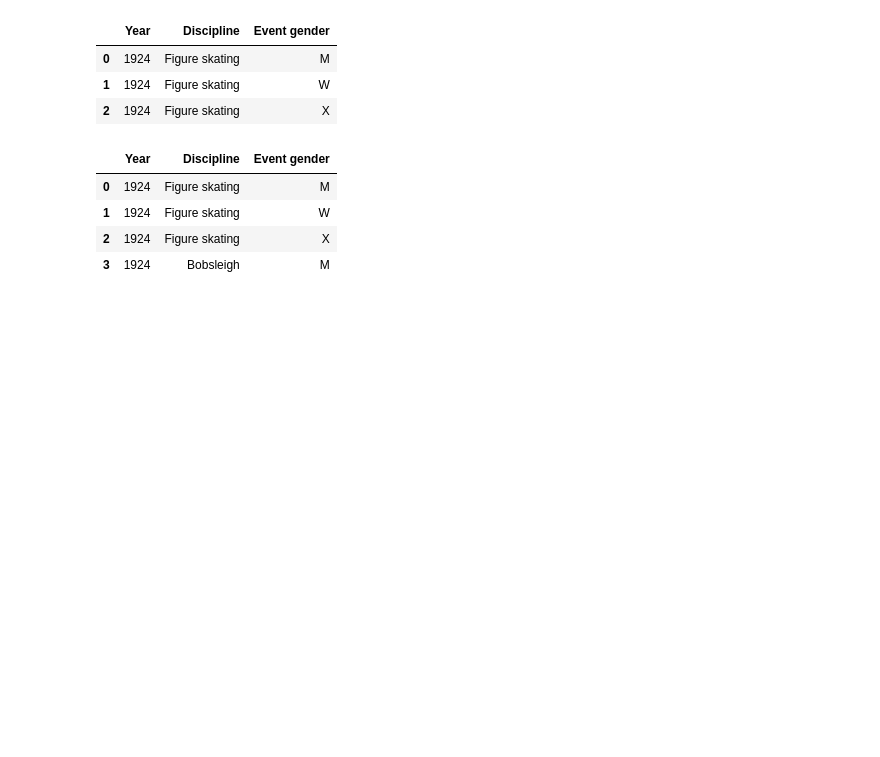
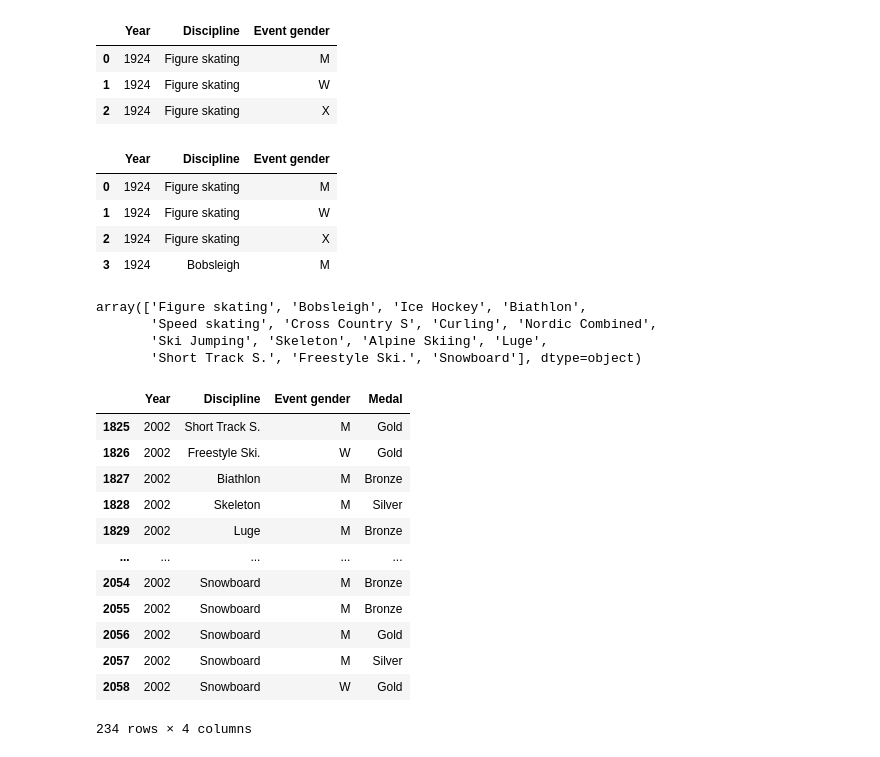
Before and after one commit to PosgradoMNA/actividades-de-aprendizaje-A01793509, a Jupyter notebook: Semana 2 - Actividad 1 (Módulo 4).ipynb, the cells around one changed output. Drawn from its saved outputs; the diff is of its cells as text; code cells hidden in the pictures; blank space fills up the shorter version.

```diff
--- a/Semana 2 - Actividad 1 (Módulo 4).ipynb
+++ b/Semana 2 - Actividad 1 (Módulo 4).ipynb
@@ -556,3 +556,28 @@ dfMedallero.loc[0:3, "Year":"Event gender"]
 | 1 | 1924 | Figure skating | W |
 | 2 | 1924 | Figure skating | X |
 | 3 | 1924 | Bobsleigh | M |
+# %%
+#Traer los valores únicos de la columna 'Discipline' para saber cuantas disciplinas existen en el conjunto de datos.
+dfMedallero['Discipline'].unique()
+# %% [output]
+array(['Figure skating', 'Bobsleigh', 'Ice Hockey', 'Biathlon',
+       'Speed skating', 'Cross Country S', 'Curling', 'Nordic Combined',
+       'Ski Jumping', 'Skeleton', 'Alpine Skiing', 'Luge',
+       'Short Track S.', 'Freestyle Ski.', 'Snowboard'], dtype=object)
+# %%
+#Obtener las disciplinas que se realizaron solo en el 2002
+dfMedallero[dfMedallero['Year']==2002]
+# %% [output]
+|  | Year | Discipline | Event gender | Medal |
+| 1825 | 2002 | Short Track S. | M | Gold |
+| 1826 | 2002 | Freestyle Ski. | W | Gold |
+| 1827 | 2002 | Biathlon | M | Bronze |
+| 1828 | 2002 | Skeleton | M | Silver |
+| 1829 | 2002 | Luge | M | Bronze |
+| ... | ... | ... | ... | ... |
+| 2054 | 2002 | Snowboard | M | Bronze |
+| 2055 | 2002 | Snowboard | M | Bronze |
+| 2056 | 2002 | Snowboard | M | Gold |
+| 2057 | 2002 | Snowboard | M | Silver |
+| 2058 | 2002 | Snowboard | W | Gold |
+234 rows × 4 columns
```
